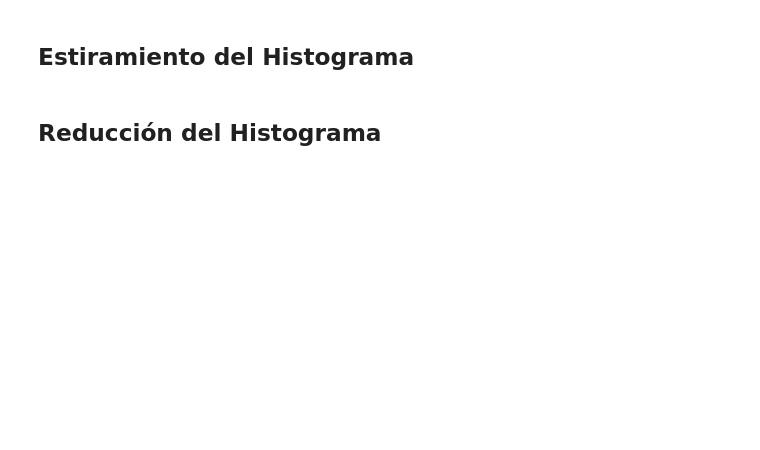
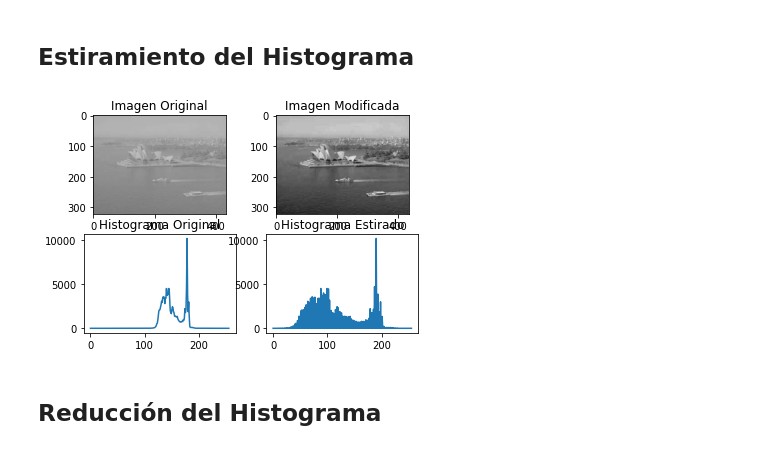
Before and after one commit to Jglez2330/Catalogo-PAID, a Jupyter notebook: Procesamiento usando Histrogramas/Procesamiento usando Histrogramas.ipynb, the cells around one changed output. Drawn from its saved outputs; the diff is of its cells as text; code cells hidden in the pictures; blank space fills up the shorter version.

```diff
--- a/Procesamiento usando Histrogramas/Procesamiento usando Histrogramas.ipynb
+++ b/Procesamiento usando Histrogramas/Procesamiento usando Histrogramas.ipynb
@@ -70,36 +123,76 @@ imshow(img_final)
 # %%
 import cv2
 import numpy as np
 import matplotlib.pyplot as plt
 
 
 def histograma(image):
+    """
+    Esta funcion calcula el histograma de una imagen
+
+    Sintaxis: histograma(image)
+
+    Entrada:
+        img_path -> Imagen a calcular el histograma
+
+    Salida:
+        Array de tamaño de 256 con el histograma
+
+    """
     (height, width) = image.shape
     hist = np.zeros(256, np.uint32)
     for i in range(width):
         for j in range(height):
-            hist[image[i, j]] += 1
+            hist[image[j, i]] += 1
     return hist
 
+
 def estirarHistograma(img_path):
+    """
+    Esta funcion calcula una imagen con el histograma estirado
+
+    Sintaxis: estirarHistograma(img_path)
+
+    Entrada:
+        img_path -> direccion de la imagen a calcular el histograma
+
+    Salida:
+        Imagen del tamaño original con el histograma estirado
+    """
     image = cv2.imread(img_path, cv2.IMREAD_GRAYSCALE)
-
-
 
     rmin = np.min(image)
     rmax = np.max(image)
 
-    result_image = (255/(rmax - rmin)) * (image - rmin)
+    result_image = (255 / (rmax - rmin)) * (image - rmin)
+    result_image = result_image.astype(np.uint8)
 
-    return (result_image, histograma(result_image.astype(int)))
+    return (result_image, histograma(result_image))
+
+
 if __name__ == '__main__':
-    image = cv2.imread("../Imagenes/peppers.jpeg", cv2.IMREAD_GRAYSCALE)
-    f = histograma(image)
-    (image_final, r) = estirarHistograma("../Imagenes/peppers.jpeg")
-    fig = plt.subplots(1, 1)
-    #plt.bar(f, np.max(f)+ 10)
-    plt.imshow(image_final, cmap='gray', vmin=0, vmax=255)
+    image_ori = cv2.imread("../Imagenes/sydney.jpeg", cv2.IMREAD_GRAYSCALE)
+
+    (image_final, r) = estirarHistograma("../Imagenes/sydney.jpeg")
+
+    fig, axs = plt.subplots(2, 2)
+
+    axs[0, 0].imshow(image_ori, cmap='gray', vmin=0, vmax=255)
+    axs[0, 0].set_title('Imagen Original')
+
+    hist_ori = histograma(image_ori)
+    axs[1, 0].plot(hist_ori)
+    axs[1, 0].set_title('Histograma Original')
+
+    axs[0, 1].imshow(image_final, cmap='gray', vmin=0, vmax=255)
+    axs[0, 1].set_title('Imagen Modificada')
+
+    axs[1, 1].plot(r)
+    axs[1, 1].set_title('Histograma Estirado')
+
     plt.show()
+# %% [output]
+[figure, added]
 # %% [markdown]
 ## Reducción del Histograma
 # %%
```
Also changed, not shown: parts of 4 cells of this notebook, 6 other files.
